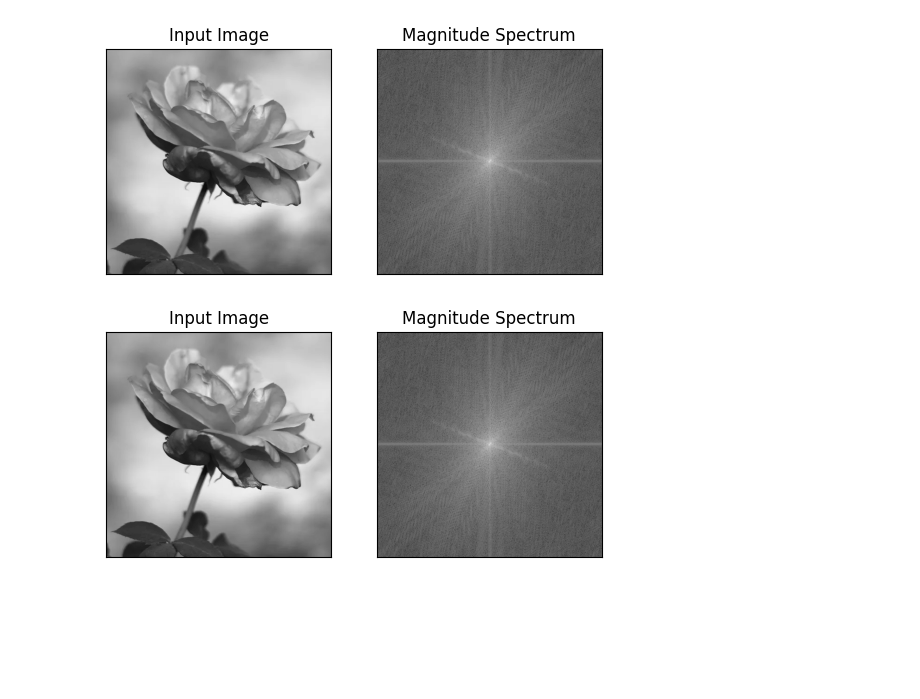
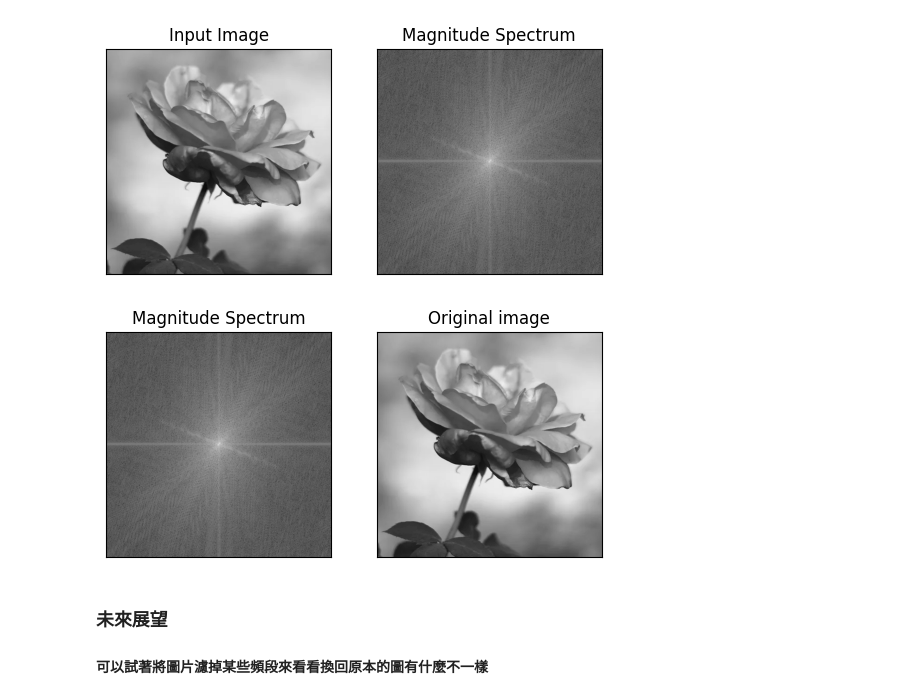
Before and after one commit to CCNiu/FT_test, a Jupyter notebook: ft.ipynb, the cells around one changed output. Drawn from its saved outputs; the diff is of its cells as text; code cells hidden in the pictures; blank space fills up the shorter version.

```diff
--- a/ft.ipynb
+++ b/ft.ipynb
@@ -112,13 +118,16 @@ plt.show()
 # %%
 ifshift = np.fft.ifftshift(fshift)
 ifimg = np.log(np.abs(ifshift))
 ff = np.fft.ifft2(ifshift)
 ori_img = np.abs(ff)
 
-plt.subplot(121),plt.imshow(ori_img, cmap = 'gray')
-plt.title('Input Image'), plt.xticks([]), plt.yticks([])
-plt.subplot(122),plt.imshow(magnitude_spectrum, cmap = 'gray')
+plt.subplot(122),plt.imshow(ori_img, cmap = 'gray')
+plt.title('Original image'), plt.xticks([]), plt.yticks([])
+plt.subplot(121),plt.imshow(magnitude_spectrum, cmap = 'gray')
 plt.title('Magnitude Spectrum'), plt.xticks([]), plt.yticks([])
 plt.show()
 # %% [output]
-[figure, old version]
+[figure, new version]
+# %% [markdown]
+### 未來展望
+#### 可以試著將圖片濾掉某些頻段來看看換回原本的圖有什麼不一樣
```
Also changed, not shown: parts of 3 cells of this notebook.
